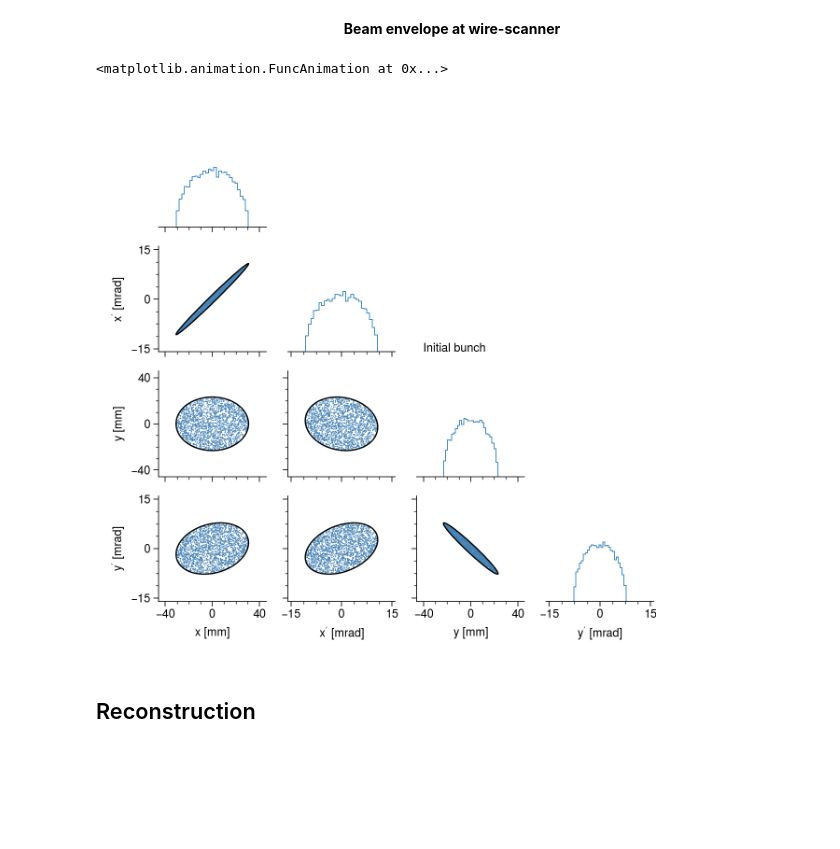
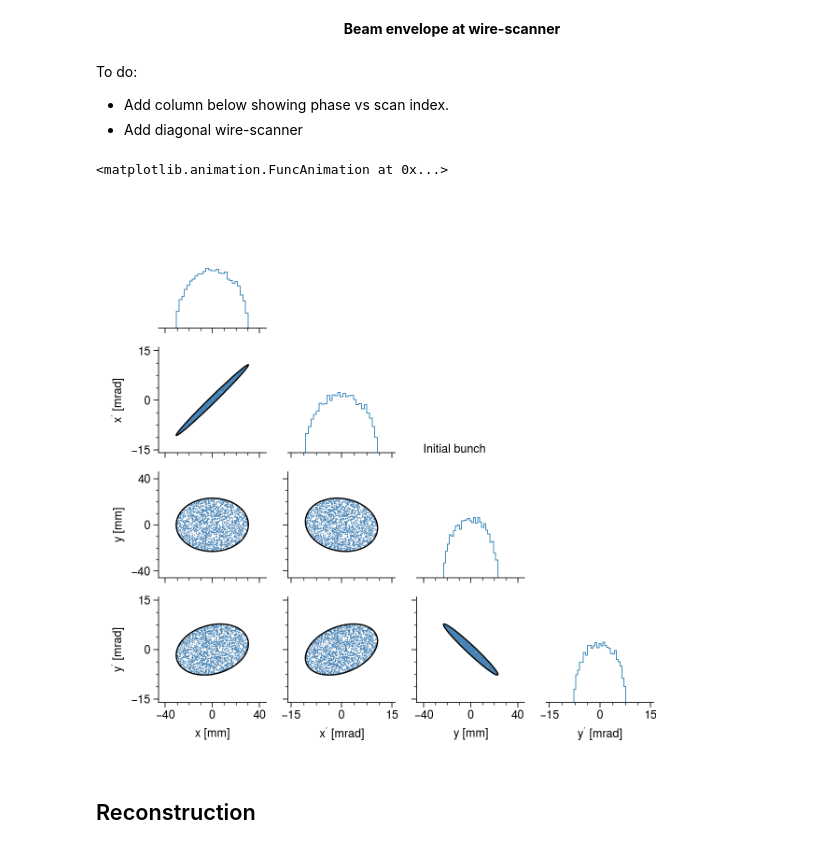
Before and after one commit to austin-hoover/accphys-tools, a Jupyter notebook: pyorbit_studies/measurement/scan/analysis.ipynb, the cells around one changed output. Saved outputs shown, nothing was run; the diff lists cells and outputs as text; code cells hidden in the pictures; blank space fills up the shorter version.

```diff
--- a/pyorbit_studies/measurement/scan/analysis.ipynb
+++ b/pyorbit_studies/measurement/scan/analysis.ipynb
@@ -23,7 +25,7 @@ plot.rc['savefig.dpi'] = 'figure'
 plot.rc['animation.html'] = 'jshtml'
 plot.rc['axes.grid'] = False
 
-save_figures = True
+save_figures = False
 def save(figname):
     if save_figures:
         plt.savefig(''.join(['_output/figures/', figname, '.png']), facecolor='white', dpi=250)
@@ -143,6 +145,10 @@ save('ws_moments')
 [figure]
 # %% [markdown]
 <center><b>Beam envelope at wire-scanner<b><center>
+# %% [markdown]
+To do:
+* Add column below showing phase vs scan index.
+* Add diagonal wire-scanner
 # %%
 ell_coords_list = [ea.get_ellipse_coords(env_params_dict[ws]) for ws in ws_names]
 
@@ -181,9 +194,9 @@ anim
 # %% [output]
 <matplotlib.animation.FuncAnimation at 0x...>
 # %%
-myplt.corner(1000 * X0, moments=True, text='Initial bunch');
+myplt.corner(X0, moments=True, text='Initial bunch');
 save('initial_dist')
 # %% [output]
-[figure, old version]
+[figure, new version]
 # %% [markdown]
 ## Reconstruction
```
Also changed, not shown: parts of 9 cells of this notebook, 4 other files.
